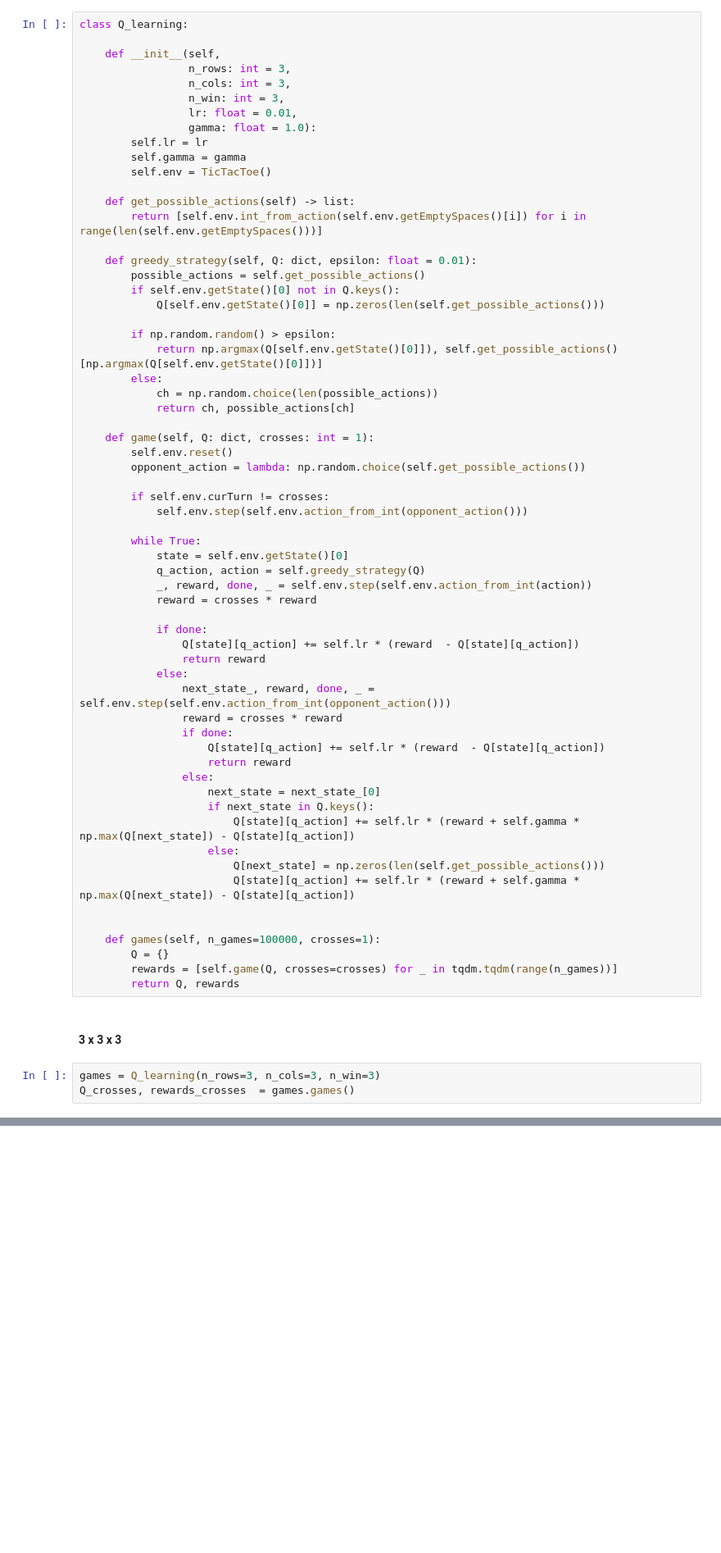
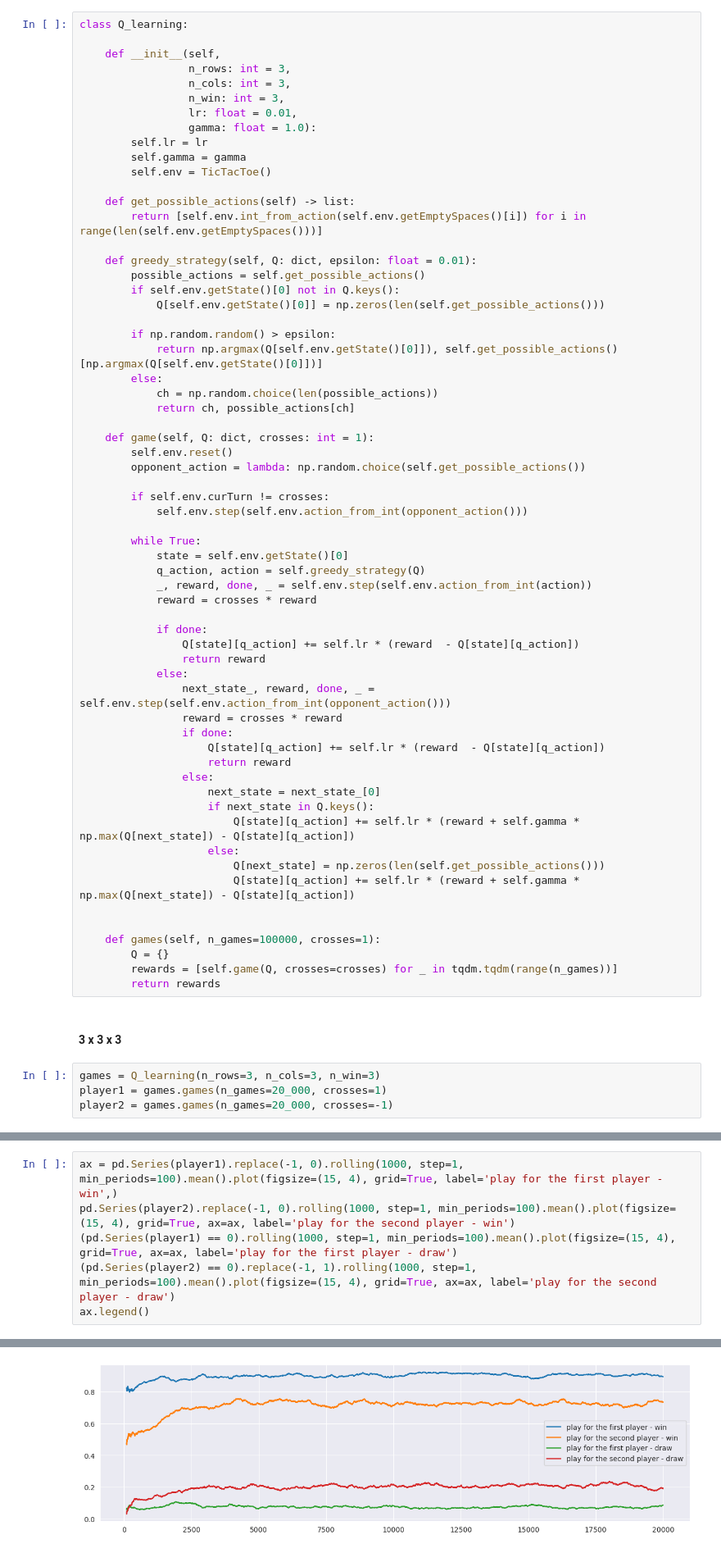
Before and after one commit to dertty/RL_and_Advanced_DL_HW2, a Jupyter notebook: hw.ipynb, the cells around one changed output, grey strips where cells are left out. Shown: that part at 82% size. Cells and saved outputs as stored; diff of their text form; blank space fills up the shorter version.

Commit message:
upd 2.2 plots

```diff
--- a/hw.ipynb
+++ b/hw.ipynb
@@ -187,9 +187,10 @@ class Q_learning:
     def games(self, n_games=100000, crosses=1):
         Q = {}
         rewards = [self.game(Q, crosses=crosses) for _ in tqdm.tqdm(range(n_games))]
-        return Q, rewards
+        return rewards
 # %% [markdown]
 #### 3 x 3 x 3
 # %%
 games = Q_learning(n_rows=3, n_cols=3, n_win=3)
-Q_crosses, rewards_crosses  = games.games()
+player1 = games.games(n_games=20_000, crosses=1)
+player2 = games.games(n_games=20_000, crosses=-1)
@@ -200,0 +197,7 @@ pd.Series(rewards_crosses).rolling(1000, step=1, min_periods=1000).mean().plot(f
+# %%
+ax = pd.Series(player1).replace(-1, 0).rolling(1000, step=1, min_periods=100).mean().plot(figsize=(15, 4), grid=True, label='play for the first player - win',)
+pd.Series(player2).replace(-1, 0).rolling(1000, step=1, min_periods=100).mean().plot(figsize=(15, 4), grid=True, ax=ax, label='play for the second player - win')
+(pd.Series(player1) == 0).rolling(1000, step=1, min_periods=100).mean().plot(figsize=(15, 4), grid=True, ax=ax, label='play for the first player - draw')
+(pd.Series(player2) == 0).replace(-1, 1).rolling(1000, step=1, min_periods=100).mean().plot(figsize=(15, 4), grid=True, ax=ax, label='play for the second player - draw')
+ax.legend()
+# %% [output]
@@ -201,3 +205,4 @@ pd.Series(rewards_crosses).rolling(1000, step=1, min_periods=1000).mean().plot(f
+[figure, added]
 # %% [markdown]
 ### Попробуйте обучить стратегии крестиков и ноликов для доски 4х4 и/или 5х5.
 # %% [markdown]
```
Also changed, not shown: parts of 37 cells of this notebook.
